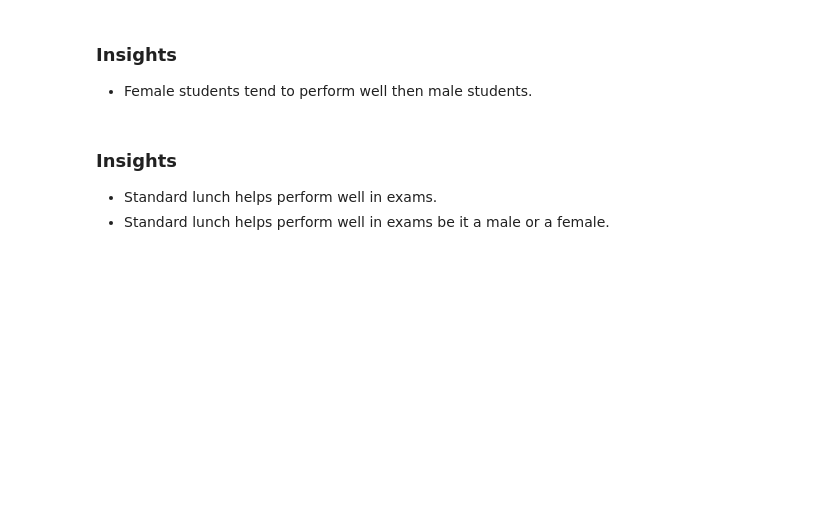
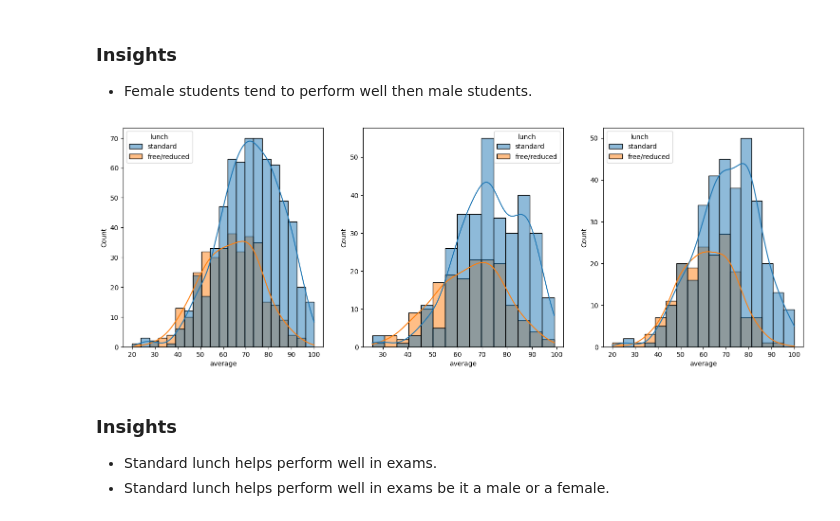
Before and after one commit to 19salonitomar/EduVission-Student-Score-Predictor, a Jupyter notebook: nootbook/EDA STUDENT PERFORMANCE.ipynb, the cells around one changed output. Drawn from its saved outputs; the diff is of its cells as text; code cells hidden in the pictures; blank space fills up the shorter version.

```diff
--- a/nootbook/EDA STUDENT PERFORMANCE.ipynb
+++ b/nootbook/EDA STUDENT PERFORMANCE.ipynb
@@ -248,14 +253,16 @@ plt.show()
 ### Insights
 - Female students tend to perform well then male students.
 # %%
-plt.subplots(1,3. figsize=(25,6))
+plt.subplots(1, 3, figsize=(25,6))
 plt.subplot(141)
 sns.histplot(data=df, x='average',kde=True,hue='lunch')
 plt.subplot(142)
 sns.histplot(data=df[df.gender=='female'],x='average',kde=True,hue='lunch')
 plt.subplot(143)
 sns.histplot(data=df[df.gender=='male'],x='average',kde=True,hue='lunch')
 plt.show()
+# %% [output]
+[figure, added]
 # %% [markdown]
 ### Insights
 - Standard lunch helps perform well in exams.
```
Also changed, not shown: parts of 10 cells of this notebook, 1 other file.
